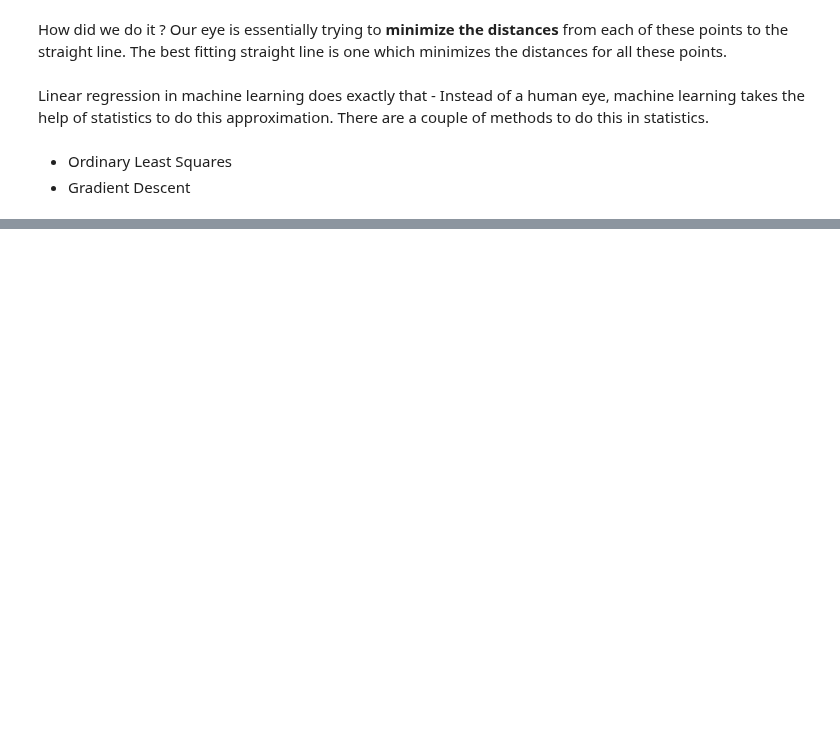
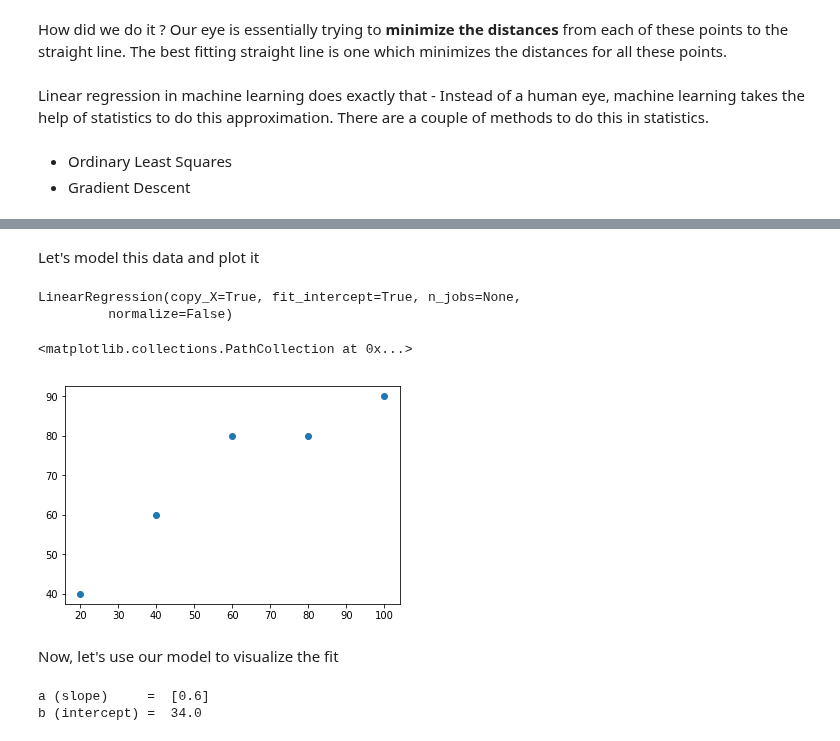
Before and after one commit to hotcode002/Machine-Learning-with-Python, a Jupyter notebook: week_2_math/day_3_linear_regression/linear_regression.ipynb, the cells around one changed output, grey strips where cells are left out. Cells and saved outputs as stored; diff of their text form; code cells hidden in the pictures; blank space fills up the shorter version.

```diff
--- a/week_2_math/day_3_linear_regression/linear_regression.ipynb
+++ b/week_2_math/day_3_linear_regression/linear_regression.ipynb
@@ -257,0 +289,2 @@ Linear regression in machine learning does exactly that - Instead of a human eye
+# %%
+sample = pd.DataFrame( {'x' : [20,40,60,80,100],'y':[40,60,80,80,90]})
@@ -257,0 +300,23 @@ Linear regression in machine learning does exactly that - Instead of a human eye
+# %% [markdown]
+Let's model this data and plot it
+# %%
+model.fit(sample[["x"]],sample["y"])
+# %% [output]
+LinearRegression(copy_X=True, fit_intercept=True, n_jobs=None,
+         normalize=False)
+# %%
+plt.scatter( sample["x"],sample["y"])
+# %% [output]
+<matplotlib.collections.PathCollection at 0x...>
+[figure, added]
+# %% [markdown]
+Now, let's use our model to visualize the fit
+# %%
+slope       = model.coef_
+intercept   = model.intercept_
+
+print ( "a (slope)     = ",slope)
+print ( "b (intercept) = ", intercept)
+# %% [output]
+a (slope)     =  [0.6]
+b (intercept) =  34.0
```
Also changed, not shown: parts of 20 cells of this notebook, 3 other files.
